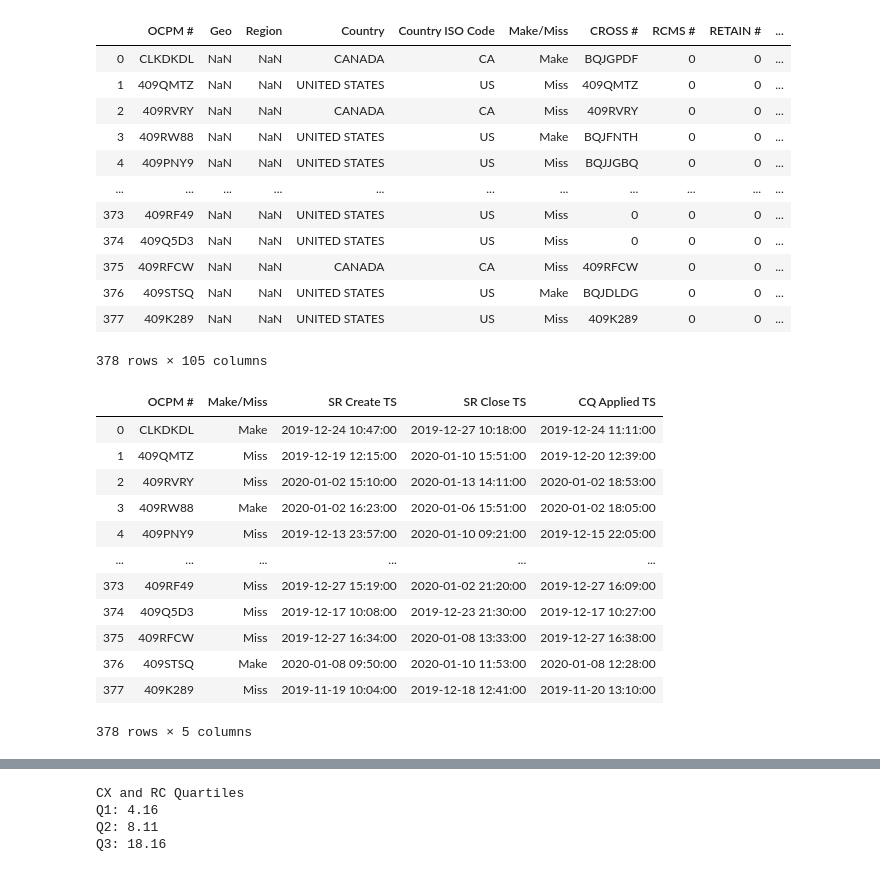
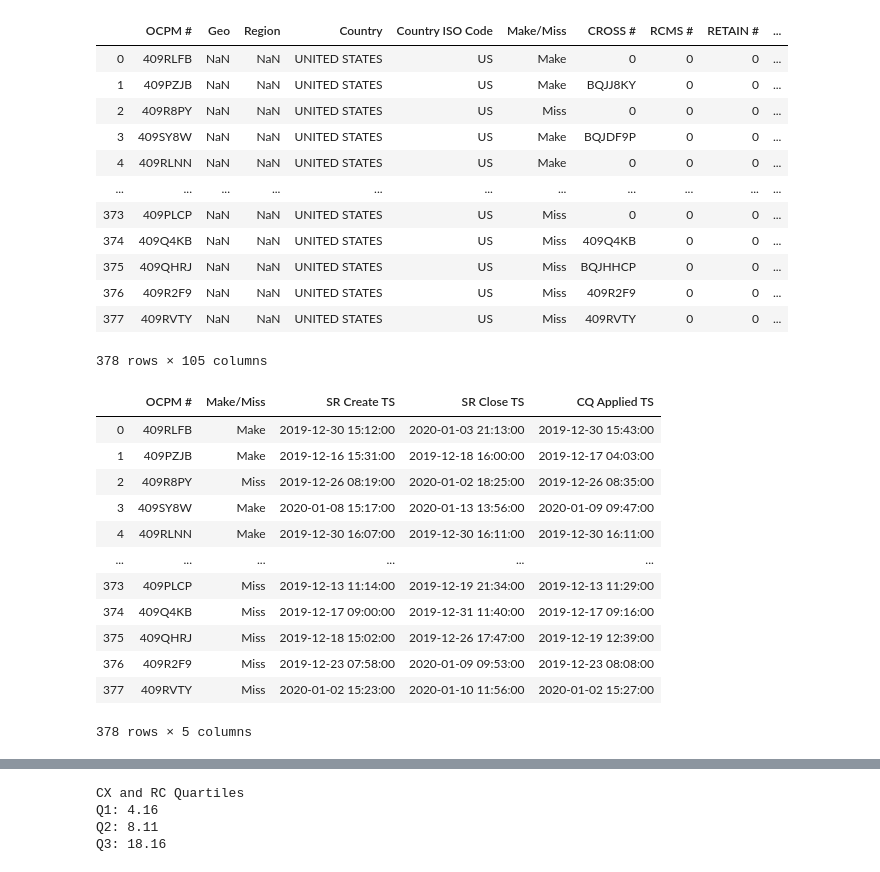
Before and after one commit to jaime030690/ECT_Report_Analysis, a Jupyter notebook: sample2_analysis.ipynb, the cells around one changed output, grey strips where cells are left out. Saved outputs shown, nothing was run; the diff lists cells and outputs as text; code cells hidden in the pictures.

```diff
--- a/sample2_analysis.ipynb
+++ b/sample2_analysis.ipynb
@@ -5,22 +5,22 @@ import matplotlib.pyplot as plt
 import numpy as np
 # %%
 #Read csv file
-df = pd.read_csv('Resources/random_sample_1.csv')
+df = pd.read_csv('Resources/random_sample_2.csv')
 df[['SR Create TS', 'SR Close TS', 'Cust Contact TS', 'CQ Applied TS']] = df[['SR Create TS', 'SR Close TS', 'Cust Contact TS', 'CQ Applied TS']].astype('datetime64[ns]')
 df
 # %% [output]
 |  | OCPM # | Geo | Region | Country | Country ISO Code | Make/Miss | CROSS # | RCMS # | RETAIN # | ... |
-| 0 | CLKDKDL | NaN | NaN | CANADA | CA | Make | BQJGPDF | 0 | 0 | ... |
-| 1 | 409QMTZ | NaN | NaN | UNITED STATES | US | Miss | 409QMTZ | 0 | 0 | ... |
-| 2 | 409RVRY | NaN | NaN | CANADA | CA | Miss | 409RVRY | 0 | 0 | ... |
-| 3 | 409RW88 | NaN | NaN | UNITED STATES | US | Make | BQJFNTH | 0 | 0 | ... |
-| 4 | 409PNY9 | NaN | NaN | UNITED STATES | US | Miss | BQJJGBQ | 0 | 0 | ... |
+| 0 | 409RLFB | NaN | NaN | UNITED STATES | US | Make | 0 | 0 | 0 | ... |
+| 1 | 409PZJB | NaN | NaN | UNITED STATES | US | Make | BQJJ8KY | 0 | 0 | ... |
+| 2 | 409R8PY | NaN | NaN | UNITED STATES | US | Miss | 0 | 0 | 0 | ... |
+| 3 | 409SY8W | NaN | NaN | UNITED STATES | US | Make | BQJDF9P | 0 | 0 | ... |
+| 4 | 409RLNN | NaN | NaN | UNITED STATES | US | Make | 0 | 0 | 0 | ... |
 | ... | ... | ... | ... | ... | ... | ... | ... | ... | ... | ... |
-| 373 | 409RF49 | NaN | NaN | UNITED STATES | US | Miss | 0 | 0 | 0 | ... |
-| 374 | 409Q5D3 | NaN | NaN | UNITED STATES | US | Miss | 0 | 0 | 0 | ... |
-| 375 | 409RFCW | NaN | NaN | CANADA | CA | Miss | 409RFCW | 0 | 0 | ... |
-| 376 | 409STSQ | NaN | NaN | UNITED STATES | US | Make | BQJDLDG | 0 | 0 | ... |
-| 377 | 409K289 | NaN | NaN | UNITED STATES | US | Miss | 409K289 | 0 | 0 | ... |
+| 373 | 409PLCP | NaN | NaN | UNITED STATES | US | Miss | 0 | 0 | 0 | ... |
+| 374 | 409Q4KB | NaN | NaN | UNITED STATES | US | Miss | 409Q4KB | 0 | 0 | ... |
+| 375 | 409QHRJ | NaN | NaN | UNITED STATES | US | Miss | BQJHHCP | 0 | 0 | ... |
+| 376 | 409R2F9 | NaN | NaN | UNITED STATES | US | Miss | 409R2F9 | 0 | 0 | ... |
+| 377 | 409RVTY | NaN | NaN | UNITED STATES | US | Miss | 409RVTY | 0 | 0 | ... |
 378 rows × 105 columns
 # %%
 #Create new data with columns we're interested in
@@ -28,17 +28,17 @@ new_df = df[['OCPM #', 'Make/Miss', 'SR Create TS', 'SR Close TS', 'CQ Applied T
 new_df
 # %% [output]
 |  | OCPM # | Make/Miss | SR Create TS | SR Close TS | CQ Applied TS |
-| 0 | CLKDKDL | Make | 2019-12-24 10:47:00 | 2019-12-27 10:18:00 | 2019-12-24 11:11:00 |
-| 1 | 409QMTZ | Miss | 2019-12-19 12:15:00 | 2020-01-10 15:51:00 | 2019-12-20 12:39:00 |
-| 2 | 409RVRY | Miss | 2020-01-02 15:10:00 | 2020-01-13 14:11:00 | 2020-01-02 18:53:00 |
-| 3 | 409RW88 | Make | 2020-01-02 16:23:00 | 2020-01-06 15:51:00 | 2020-01-02 18:05:00 |
-| 4 | 409PNY9 | Miss | 2019-12-13 23:57:00 | 2020-01-10 09:21:00 | 2019-12-15 22:05:00 |
+| 0 | 409RLFB | Make | 2019-12-30 15:12:00 | 2020-01-03 21:13:00 | 2019-12-30 15:43:00 |
+| 1 | 409PZJB | Make | 2019-12-16 15:31:00 | 2019-12-18 16:00:00 | 2019-12-17 04:03:00 |
+| 2 | 409R8PY | Miss | 2019-12-26 08:19:00 | 2020-01-02 18:25:00 | 2019-12-26 08:35:00 |
+| 3 | 409SY8W | Make | 2020-01-08 15:17:00 | 2020-01-13 13:56:00 | 2020-01-09 09:47:00 |
+| 4 | 409RLNN | Make | 2019-12-30 16:07:00 | 2019-12-30 16:11:00 | 2019-12-30 16:11:00 |
 | ... | ... | ... | ... | ... | ... |
-| 373 | 409RF49 | Miss | 2019-12-27 15:19:00 | 2020-01-02 21:20:00 | 2019-12-27 16:09:00 |
-| 374 | 409Q5D3 | Miss | 2019-12-17 10:08:00 | 2019-12-23 21:30:00 | 2019-12-17 10:27:00 |
-| 375 | 409RFCW | Miss | 2019-12-27 16:34:00 | 2020-01-08 13:33:00 | 2019-12-27 16:38:00 |
-| 376 | 409STSQ | Make | 2020-01-08 09:50:00 | 2020-01-10 11:53:00 | 2020-01-08 12:28:00 |
-| 377 | 409K289 | Miss | 2019-11-19 10:04:00 | 2019-12-18 12:41:00 | 2019-11-20 13:10:00 |
+| 373 | 409PLCP | Miss | 2019-12-13 11:14:00 | 2019-12-19 21:34:00 | 2019-12-13 11:29:00 |
+| 374 | 409Q4KB | Miss | 2019-12-17 09:00:00 | 2019-12-31 11:40:00 | 2019-12-17 09:16:00 |
+| 375 | 409QHRJ | Miss | 2019-12-18 15:02:00 | 2019-12-26 17:47:00 | 2019-12-19 12:39:00 |
+| 376 | 409R2F9 | Miss | 2019-12-23 07:58:00 | 2020-01-09 09:53:00 | 2019-12-23 08:08:00 |
+| 377 | 409RVTY | Miss | 2020-01-02 15:23:00 | 2020-01-10 11:56:00 | 2020-01-02 15:27:00 |
 378 rows × 5 columns
 # %%
 #Add column to hold difference between SR Close TS and SR Create TS
```
Also changed, not shown: parts of 6 cells of this notebook, 1 other file.
